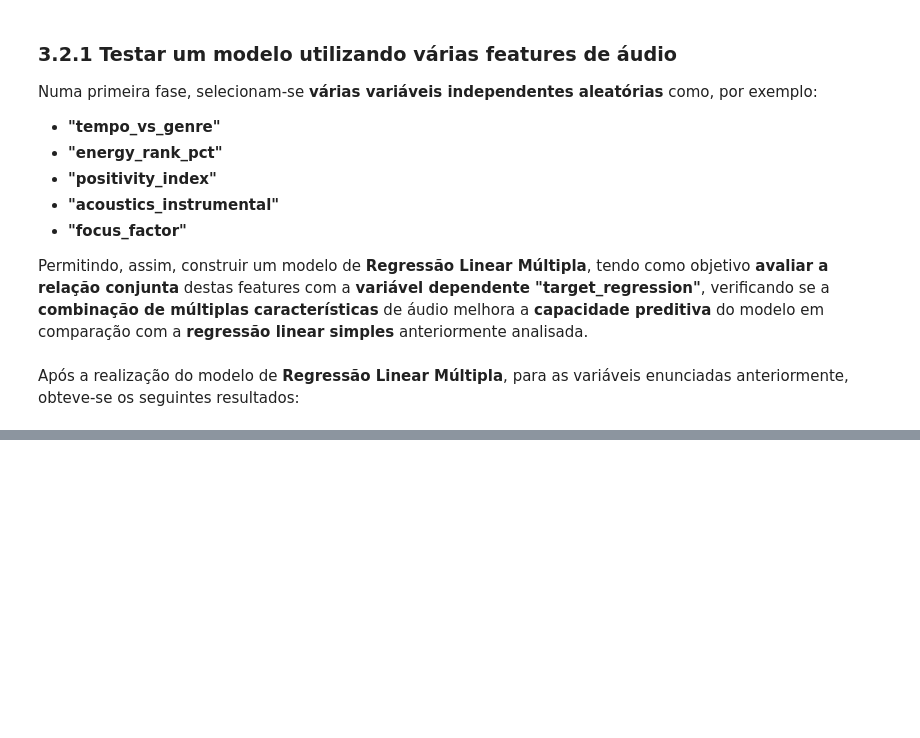
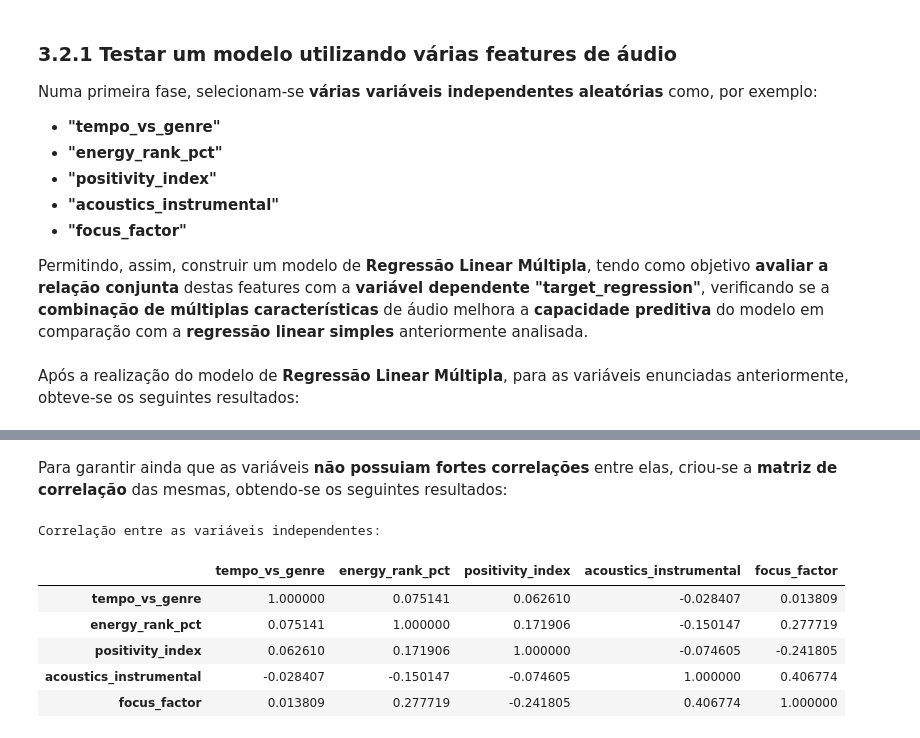
Before and after one commit to RenatoFerreira1240605/APRAU_EFG_B_1240605_1190995, a Jupyter notebook: Assignment_Part1.ipynb, the cells around one changed output, grey strips where cells are left out. Drawn from its saved outputs; the diff is of its cells as text; code cells hidden in the pictures; blank space fills up the shorter version.

```diff
--- a/Assignment_Part1.ipynb
+++ b/Assignment_Part1.ipynb
@@ -1331,0 +1318,16 @@ Resultados do modelo de Regressão Linear Múltipla:
+# %% [markdown]
+Para garantir ainda que as variáveis **não possuiam fortes correlações** entre elas, criou-se a **matriz de correlação** das mesmas, obtendo-se os seguintes resultados:
+# %%
+# Matriz de correlação entre as variáveis independentes
+corr_matrix = df[selected_features].corr()
+
+print("Correlação entre as variáveis independentes:")
+display(corr_matrix)
+# %% [output]
+Correlação entre as variáveis independentes:
+|  | tempo_vs_genre | energy_rank_pct | positivity_index | acoustics_instrumental | focus_factor |
+| tempo_vs_genre | 1.000000 | 0.075141 | 0.062610 | -0.028407 | 0.013809 |
+| energy_rank_pct | 0.075141 | 1.000000 | 0.171906 | -0.150147 | 0.277719 |
+| positivity_index | 0.062610 | 0.171906 | 1.000000 | -0.074605 | -0.241805 |
+| acoustics_instrumental | -0.028407 | -0.150147 | -0.074605 | 1.000000 | 0.406774 |
+| focus_factor | 0.013809 | 0.277719 | -0.241805 | 0.406774 | 1.000000 |
```
Also changed, not shown: parts of 4 cells of this notebook.
